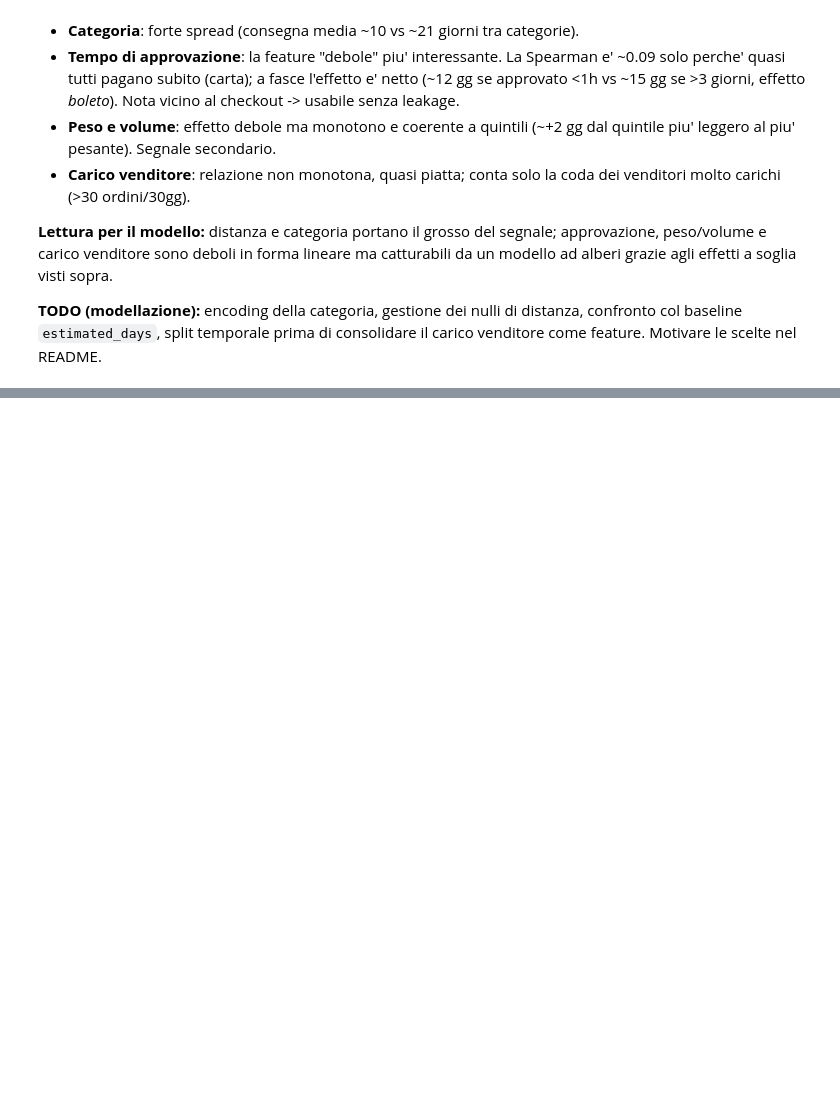
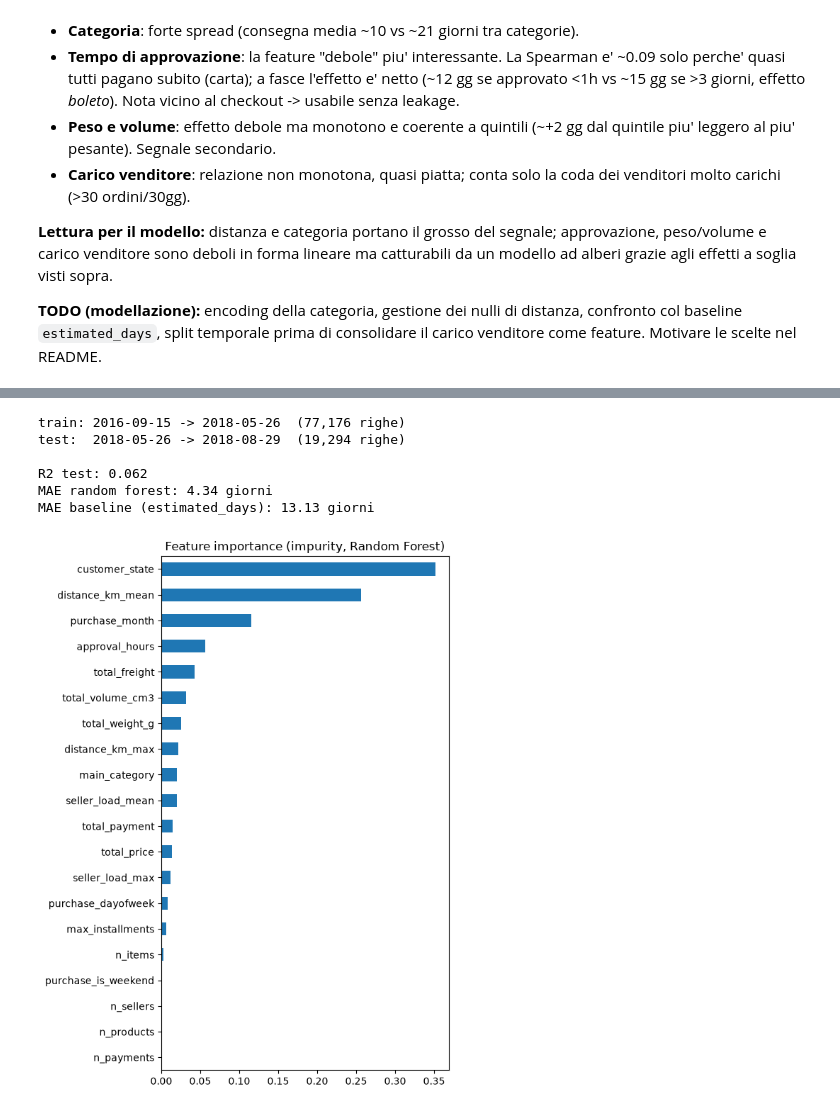
Before and after one commit to marco-pedretti/devnut-workshop-mia, a Jupyter notebook: notebooks/02_analisi_feature_gruppo3.ipynb, the cells around one changed output, grey strips where cells are left out. Saved outputs shown, nothing was run; the diff lists cells and outputs as text; code cells hidden in the pictures; blank space fills up the shorter version.

```diff
--- a/notebooks/02_analisi_feature_gruppo3.ipynb
+++ b/notebooks/02_analisi_feature_gruppo3.ipynb
@@ -183,0 +222,51 @@ Con l'analisi a fasce (che rivela effetti non-lineari nascosti dalla correlazion
+# %%
+from sklearn.ensemble import RandomForestRegressor
+
+cat_cols = ['main_category', 'customer_state']
+num_cols = [c for c in feature_cols if c not in cat_cols]
+
+df = model_df.sort_values('purchase_date').reset_index(drop=True)
+split = int(len(df) * 0.8)
+train, test = df.iloc[:split], df.iloc[split:]
+print(f'train: {train["purchase_date"].min()} -> {train["purchase_date"].max()}  ({len(train):,} righe)')
+print(f'test:  {test["purchase_date"].min()} -> {test["purchase_date"].max()}  ({len(test):,} righe)')
+
+def prep(part, medians=None, cats=None):
+    part = part[feature_cols].copy()
+    if medians is None:
+        medians = part[num_cols].median()
+    part[num_cols] = part[num_cols].fillna(medians)
+    if cats is None:
+        cats = {c: part[c].astype('category').cat.categories for c in cat_cols}
+    for c in cat_cols:
+        part[c] = pd.Categorical(part[c], categories=cats[c]).codes
+    return part, medians, cats
+
+X_train, medians, cats = prep(train)
+X_test, _, _ = prep(test, medians, cats)
+y_train, y_test = train[y], test[y]
+
+rf = RandomForestRegressor(n_estimators=300, max_depth=12, min_samples_leaf=20,
+                            n_jobs=-1, random_state=42)
+rf.fit(X_train, y_train)
+
+mae_rf = (rf.predict(X_test) - y_test).abs().mean()
+mae_baseline = (test['estimated_days'] - y_test).abs().mean()
+print(f'\nR2 test: {rf.score(X_test, y_test):.3f}')
+print(f'MAE random forest: {mae_rf:.2f} giorni')
+print(f'MAE baseline (estimated_days): {mae_baseline:.2f} giorni')
+# %% [output]
+train: 2016-09-15 -> 2018-05-26  (77,176 righe)
+test:  2018-05-26 -> 2018-08-29  (19,294 righe)
+
+R2 test: 0.062
+MAE random forest: 4.34 giorni
+MAE baseline (estimated_days): 13.13 giorni
+# %%
+imp = pd.Series(rf.feature_importances_, index=feature_cols).sort_values()
+imp.plot.barh(figsize=(6, 8))
+plt.title('Feature importance (impurity, Random Forest)')
+plt.tight_layout()
+plt.show()
+# %% [output]
+[figure, added]
```
Also changed, not shown: parts of 8 cells of this notebook, 2 other files.
